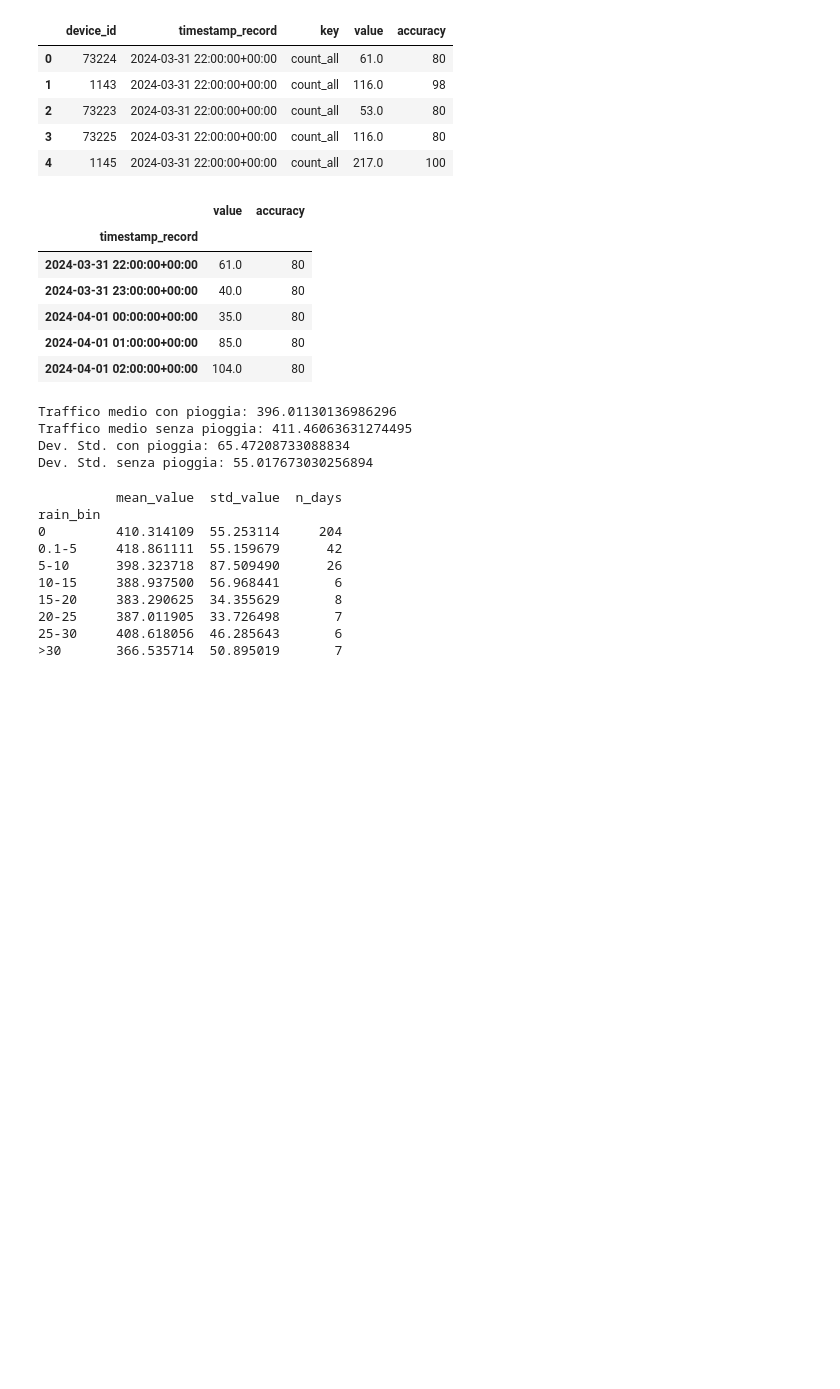
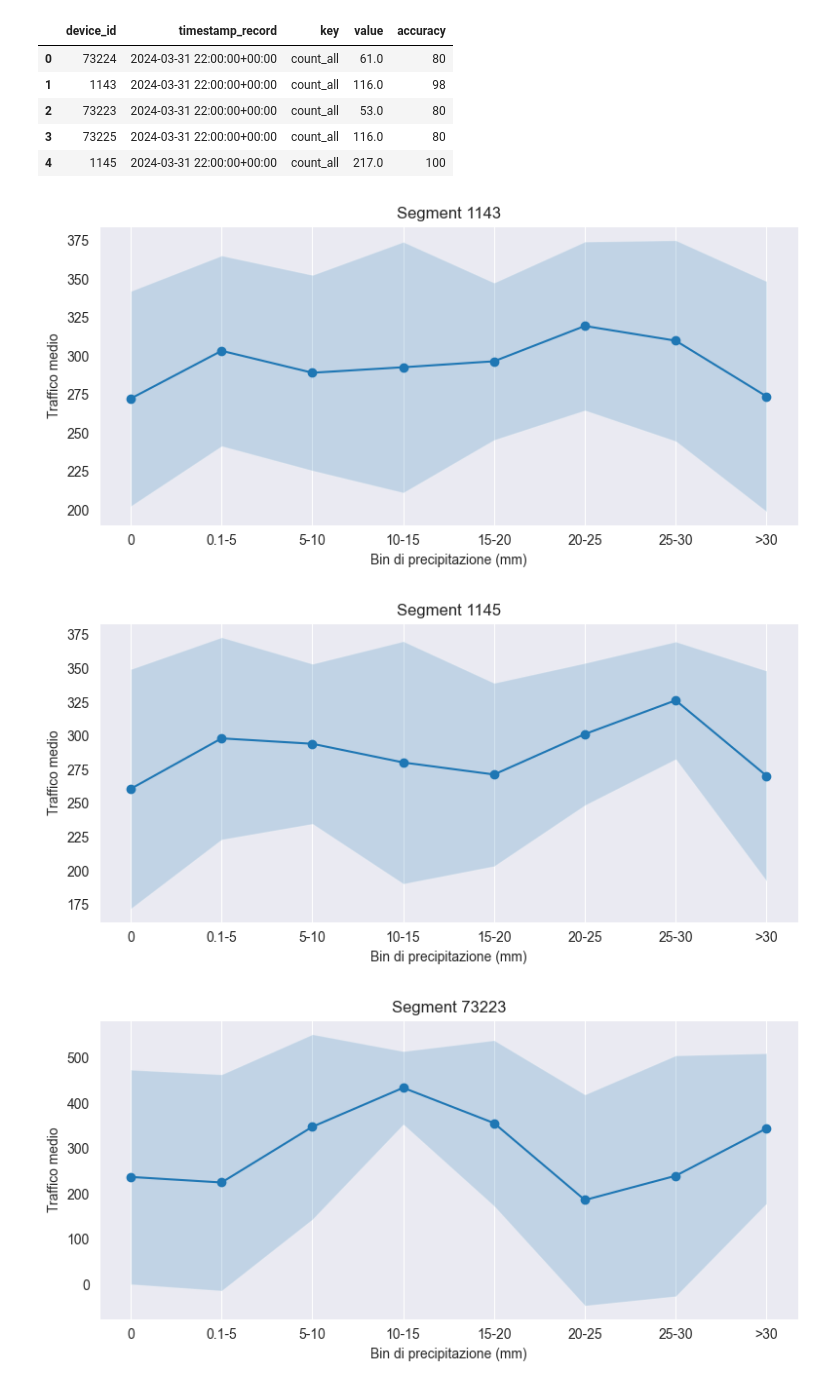
Before and after one commit to UrbanTripPlanning/trip_planner, a Jupyter notebook: road_data_analysis.ipynb, the cells around one changed output. Saved outputs shown, nothing was run; the diff lists cells and outputs as text; code cells hidden in the pictures; blank space fills up the shorter version.

Commit message:
Notebook: study on 5T traffic data. Computed penalities data-driven. See penalties.csv file.

```diff
--- a/road_data_analysis.ipynb
+++ b/road_data_analysis.ipynb
@@ -73,20 +73,3 @@ traffico.head()
 | 2 | 73223 | 2024-03-31 22:00:00+00:00 | count_all | 53.0 | 80 |
 | 3 | 73225 | 2024-03-31 22:00:00+00:00 | count_all | 116.0 | 80 |
 | 4 | 1145 | 2024-03-31 22:00:00+00:00 | count_all | 217.0 | 100 |
-# %%
-segment = 73224
-group = traffico.groupby('device_id').get_group(segment)
-segment_73224 = group.copy()
-segment_73224.drop(columns=['device_id', 'key'], inplace=True)
-segment_73224['timestamp_record'] = pd.to_datetime(segment_73224['timestamp_record'])
-segment_73224.set_index('timestamp_record', inplace=True)
-segment_73224.sort_index(inplace=True)
-segment_73224.head()
-# %% [output]
-|  | value | accuracy |
-| timestamp_record |  |  |
-| 2024-03-31 22:00:00+00:00 | 61.0 | 80 |
-| 2024-03-31 23:00:00+00:00 | 40.0 | 80 |
-| 2024-04-01 00:00:00+00:00 | 35.0 | 80 |
-| 2024-04-01 01:00:00+00:00 | 85.0 | 80 |
-| 2024-04-01 02:00:00+00:00 | 104.0 | 80 |
@@ -103,37 +75,0 @@ traffic_dev_clear = df.loc[~flag_rain, 'value'].std()
-# %%
-print("Traffico medio con pioggia:", traffic_mean_rain)
-print("Traffico medio senza pioggia:", traffic_mean_clear)
-print("Dev. Std. con pioggia:", traffic_dev_rain)
-print("Dev. Std. senza pioggia:", traffic_dev_clear)
-# %% [output]
-Traffico medio con pioggia: 396.01130136986296
-Traffico medio senza pioggia: 411.46063631274495
-Dev. Std. con pioggia: 65.47208733088834
-Dev. Std. senza pioggia: 55.017673030256894
-# %%
-bins   = [0, 0.1, 5, 10, 15, 20, 25, 30, np.inf]
-labels = ['0', '0.1-5', '5-10', '10-15', '15-20', '20-25', '25-30', '>30']
-
-df['rain_bin'] = pd.cut(df['precip'].fillna(0),
-                        bins=bins,
-                        labels=labels,
-                        right=False)
-
-stats = df.groupby('rain_bin', observed=True)['value'].agg(
-    mean_value='mean',
-    std_value='std',
-    n_days='count'
-)
-
-print(stats)
-# %% [output]
-          mean_value  std_value  n_days
-rain_bin
-0         410.314109  55.253114     204
-0.1-5     418.861111  55.159679      42
-5-10      398.323718  87.509490      26
-10-15     388.937500  56.968441       6
-15-20     383.290625  34.355629       8
-20-25     387.011905  33.726498       7
-25-30     408.618056  46.285643       6
->30       366.535714  50.895019       7
@@ -139,0 +112,22 @@ rain_bin
+# %%
+# --- Plot: un grafico a line+area di errore per ciascun segmento
+for device_id, stats in stats_per_segment.items():
+    x     = np.arange(len(stats))
+    means = stats['mean_value']
+    stds  = stats['std_value']
+
+    fig, ax = plt.subplots(figsize=(8,4))
+    ax.plot(x, means, marker='o', linestyle='-')
+    ax.fill_between(x, means-stds, means+stds, alpha=0.2)
+    ax.set_xticks(x)
+    ax.set_xticklabels(stats.index)
+    ax.set_title(f'Segment {device_id}')
+    ax.set_xlabel('Bin di precipitazione (mm)')
+    ax.set_ylabel('Traffico medio')
+    ax.grid(axis='y')
+    plt.tight_layout()
+    plt.show()
+# %% [output]
+[figure, added]
+[figure, added]
+[figure, added]
```
Also changed, not shown: parts of 44 cells of this notebook, 19 other files.
